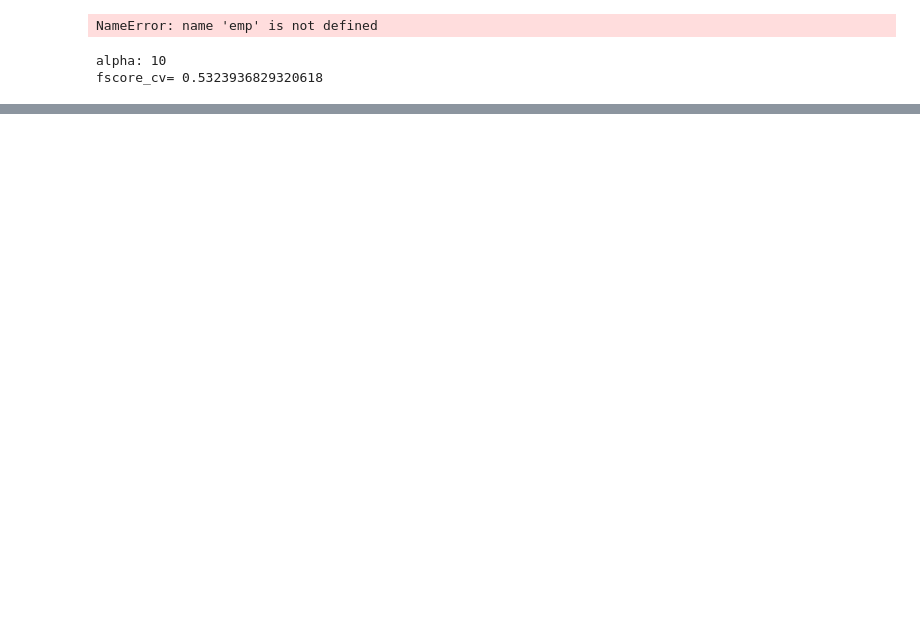
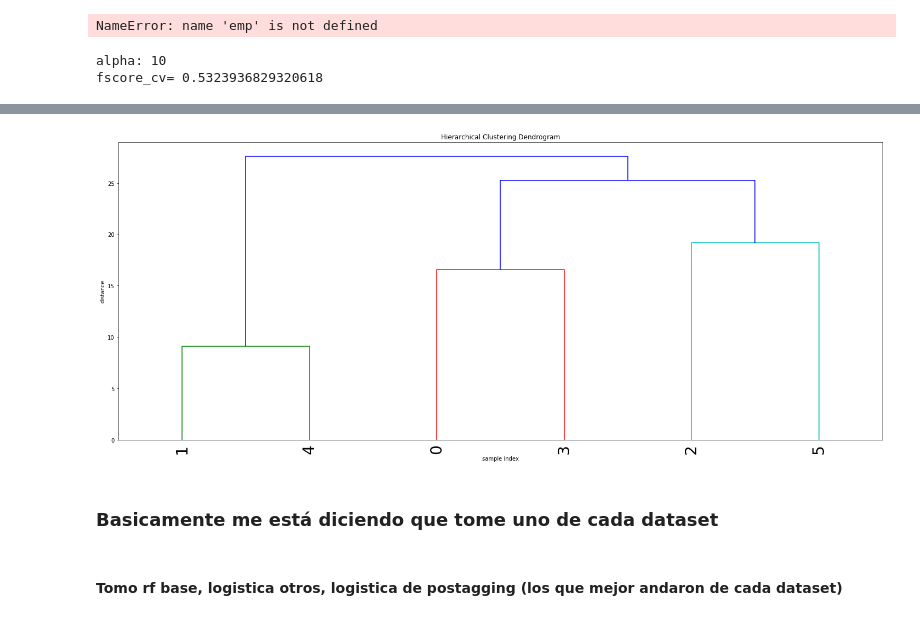
Before and after one commit to jpilorget/textmining-pf, a Jupyter notebook: Text Mining - Trabajo Final.ipynb, the cells around one changed output, grey strips where cells are left out. Drawn from its saved outputs; the diff is of its cells as text; code cells hidden in the pictures; blank space fills up the shorter version.

```diff
--- a/Text Mining - Trabajo Final.ipynb
+++ b/Text Mining - Trabajo Final.ipynb
@@ -1011,0 +885,13 @@ pickle.dump(grid_search_mod, open(filename, 'wb'))
+# %%
+autoref_i    = devset_texto.apply(lambda x: len(re.findall(r"\bi\b",x.lower())))
+autoref_my   = devset_texto.apply(lambda x: len(re.findall(r"\bmy\b",x.lower())))
+autoref_mine = devset_texto.apply(lambda x: len(re.findall(r"\bmine\b",x.lower())))
+autoref_me   = devset_texto.apply(lambda x: len(re.findall(r"\bme\b",x.lower())))
+autoref_mys  = devset_texto.apply(lambda x: len(re.findall(r"\bmyself\b",x.lower())))
+valencia     = devset_texto.apply(lambda x : np.nanmean([warriner_src(palabra)[0] for palabra in x.split()]))
+arousal      = devset_texto.apply(lambda x : np.nanmean([warriner_src(palabra)[1] for palabra in x.split()]))
+dominancia   = devset_texto.apply(lambda x : np.nanmean([warriner_src(palabra)[2] for palabra in x.split()]))
+devset_otros = pd.concat({"val":valencia,"aro":arousal,"dom":dominancia,"auto_mys":autoref_mys,"auto_me":autoref_me,"auto_i":autoref_i,"auto_mine":autoref_mine,"auto_my":autoref_my},axis=1)
+positivas = devset_texto.apply(lambda x :sum([palabra in pos_words.Word.values for palabra in x.split()]))
+negativas = devset_texto.apply(lambda x :sum([palabra in neg_words.Word.values for palabra in x.split()]))
+devset_otros = pd.concat([devset_otros,positivas.rename("pos"),negativas.rename("neg")],axis=1).fillna(0)
@@ -1011,0 +900,9 @@ pickle.dump(grid_search_mod, open(filename, 'wb'))
+# %%
+nb_lemmatizado_sololetras_pred = nb_lemmatizado_sololetras.predict(devset_basico_lemma)
+randomforest_lemmatizado_sololetras_pred = randomforest_lemmatizado_sololetras.predict(devset_basico_lemma)
+logistica_otros_pred = logistica_otros.predict(devset_otros)
+nb_otros_pred = nb_otros.predict(devset_otros)
+logistica_postag_pred = logistica_postag.predict(devset_postag)
+nb_postag_pred = nb_postag.predict(devset_postag)
+# %%
+predicciones = pd.concat({"nb_base":pd.Series(nb_lemmatizado_sololetras_pred),"rf_base":pd.Series(randomforest_lemmatizado_sololetras_pred),"log_otros":pd.Series(logistica_otros_pred),"nb_otros":pd.Series(nb_otros_pred),"log_post":pd.Series(logistica_postag_pred),"nb_post":pd.Series(nb_postag_pred)},axis=1)
@@ -1011,0 +920,19 @@ pickle.dump(grid_search_mod, open(filename, 'wb'))
+# %%
+Z = linkage(np.transpose(predicciones), 'ward')
+# %%
+plt.figure(figsize=(25, 10))
+plt.title('Hierarchical Clustering Dendrogram')
+plt.xlabel('sample index')
+plt.ylabel('distance')
+dendrogram(
+    Z,
+    leaf_rotation=90.,  # rotates the x axis labels
+    leaf_font_size=28.,  # font size for the x axis labels
+)
+plt.show()
+# %% [output]
+[figure, added]
+# %% [markdown]
+### Basicamente me está diciendo que tome uno de cada dataset
+# %% [markdown]
+#### Tomo rf base,  logistica otros, logistica de postagging (los que mejor andaron de cada dataset)
```
Also changed, not shown: parts of 59 cells of this notebook.
